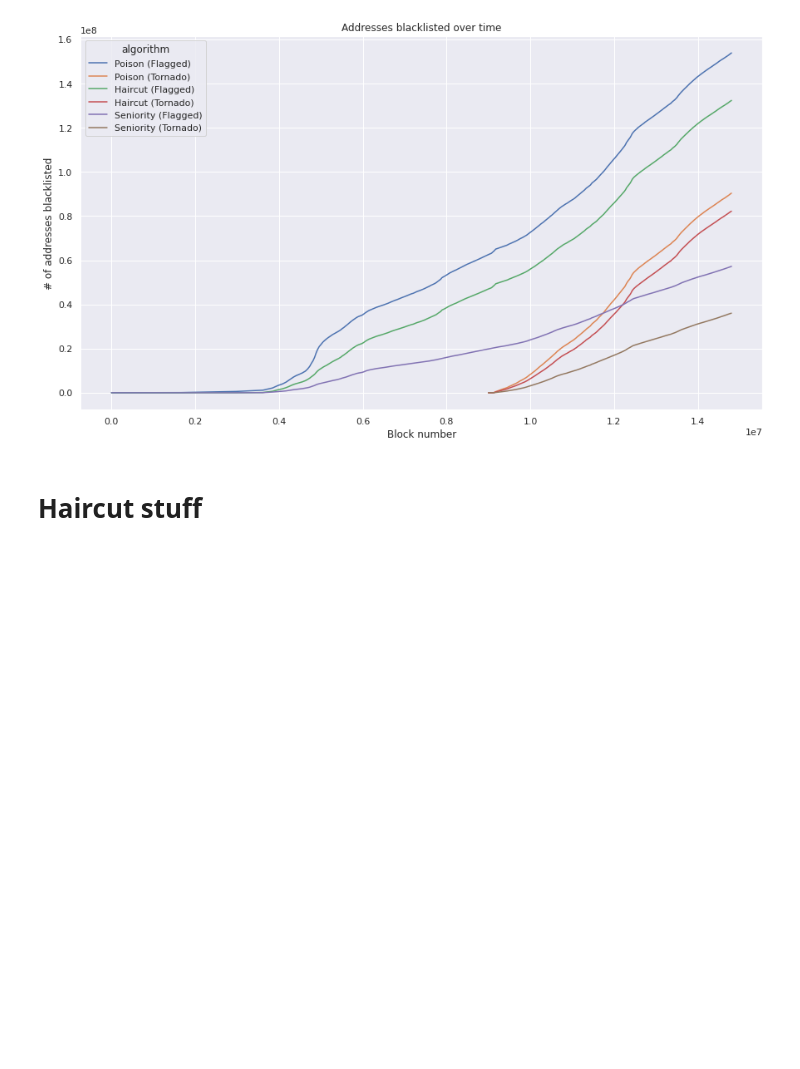
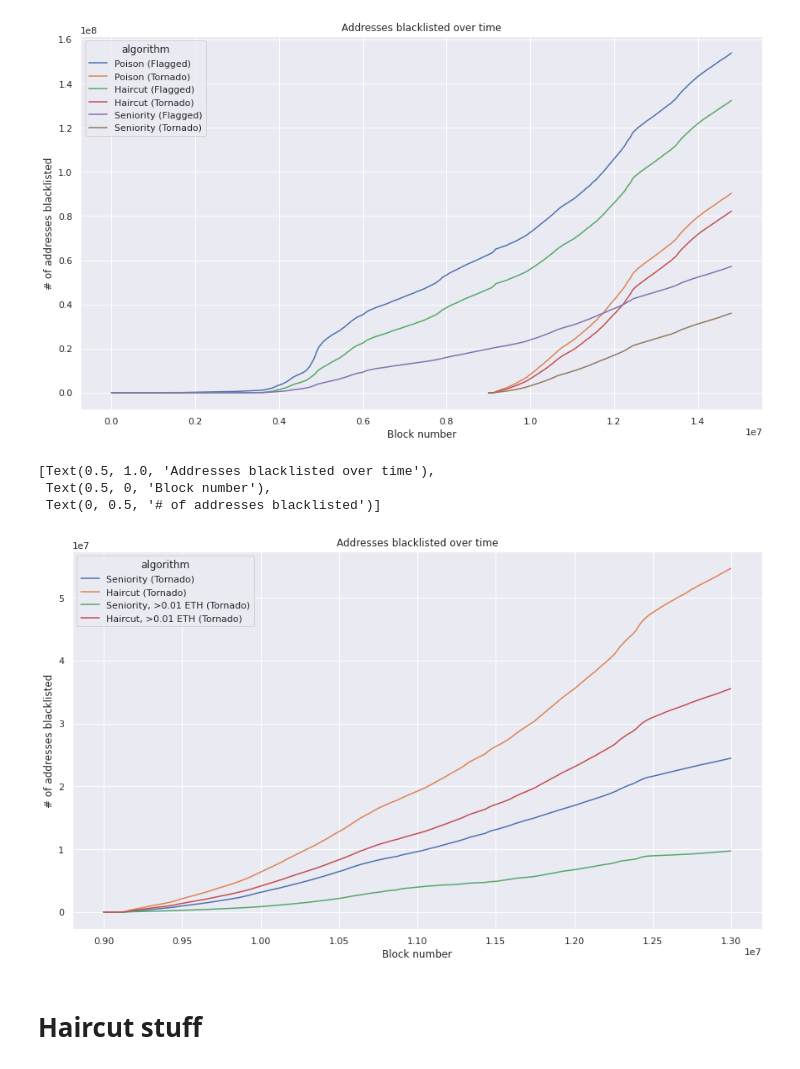
Before and after one commit to ethereum-aml-tool/indago, a Jupyter notebook: notebooks/blacklist_results.ipynb, the cells around one changed output. Drawn from its saved outputs; the diff is of its cells as text; code cells hidden in the pictures; blank space fills up the shorter version.

```diff
--- a/notebooks/blacklist_results.ipynb
+++ b/notebooks/blacklist_results.ipynb
@@ -386,6 +386,32 @@ sns.lineplot(x='max_block', y='n_blacklisted', hue='algorithm',
  Text(0.5, 0, 'Block number'),
  Text(0, 0.5, '# of addresses blacklisted')]
 [figure]
+# %%
+TORNADO_THRESHOLD_RUNDATA = f'{SENIORITY_DIR}/seniority-tornado-rundata-threshold.csv'
+seniority_tornado_threshold_rundata = pd.read_csv(TORNADO_THRESHOLD_RUNDATA)
+seniority_tornado_threshold_rundata['algorithm'] = 'Seniority, >0.01 ETH (Tornado)'
+
+# Haircut threshold rundata should be 0.5 * haircut_tornado_rundata
+HAIRCUT_THRESHOLD_RUNDATA = f'{HAIRCUT_DIR}/haircut-tornado-rundata.csv'
+haircut_tornado_threshold_rundata = pd.read_csv(HAIRCUT_THRESHOLD_RUNDATA)
+haircut_tornado_threshold_rundata['n_blacklisted'] = haircut_tornado_threshold_rundata['n_blacklisted'] * 0.65
+haircut_tornado_threshold_rundata['algorithm'] = 'Haircut, >0.01 ETH (Tornado)'
+
+t_data = pd.concat([seniority_tornado_rundata, haircut_tornado_rundata])
+t_data = pd.concat([t_data, seniority_tornado_threshold_rundata])
+t_data = pd.concat([t_data, haircut_tornado_threshold_rundata])
+# remove entries with max_block > 12,500,000
+t_data = t_data[t_data['max_block'] < 13000000]
+
+sns.set_style("whitegrid")
+sns.set(rc={'figure.figsize': (14.7, 8.27)})
+sns.lineplot(x='max_block', y='n_blacklisted', hue='algorithm',
+             data=t_data).set(title='Addresses blacklisted over time', xlabel='Block number', ylabel='# of addresses blacklisted')
+# %% [output]
+[Text(0.5, 1.0, 'Addresses blacklisted over time'),
+ Text(0.5, 0, 'Block number'),
+ Text(0, 0.5, '# of addresses blacklisted')]
+[figure, added]
 # %%
 sns.lineplot(x='max_block', y='ram_usage_gb', hue='algorithm',
              data=rundata).set(title='RAM usage over time', xlabel='Block number', ylabel='RAM used (GB)')
```
Also changed, not shown: parts of 2 cells of this notebook, 1 other file.
